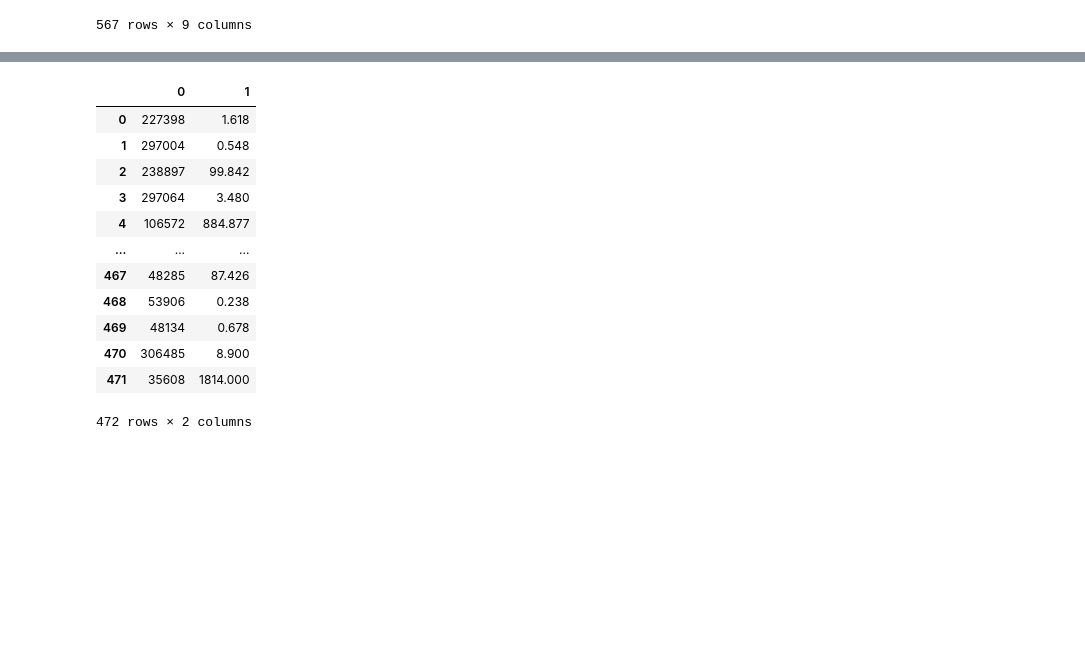
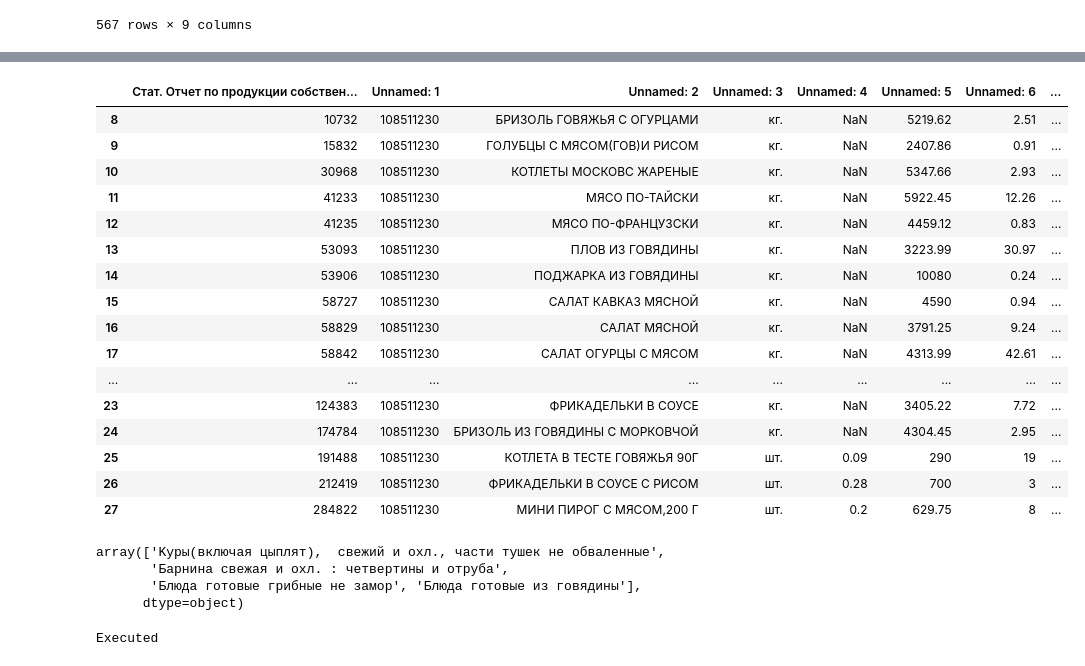
Before and after one commit to OPELsinus/robot-1p, a Jupyter notebook: 1p.ipynb, the cells around one changed output, grey strips where cells are left out. Cells and saved outputs as stored; diff of their text form; code cells hidden in the pictures; blank space fills up the shorter version.

```diff
--- a/1p.ipynb
+++ b/1p.ipynb
@@ -184,16 +286,61 @@ Name: Стат. Отчет по продукции собственного пр
-# %%
-df
-# %% [output]
-|  | 0 | 1 |
-| 0 | 227398 | 1.618 |
-| 1 | 297004 | 0.548 |
-| 2 | 238897 | 99.842 |
-| 3 | 297064 | 3.480 |
-| 4 | 106572 | 884.877 |
-| ... | ... | ... |
-| 467 | 48285 | 87.426 |
-| 468 | 53906 | 0.238 |
-| 469 | 48134 | 0.678 |
-| 470 | 306485 | 8.900 |
-| 471 | 35608 | 1814.000 |
-472 rows × 2 columns
+# %%
+df2 = pd.read_excel(r'C:\Users\Abdykarim.D\Desktop\kokl.xlsx')
+df2 = df2.dropna(how='all')
+df2 = df2[df2[df2.columns[0]] != 'Код товара']
+df2 = df2.dropna(subset=[df2.columns[2]])
+df2
+# %% [output]
+|  | Стат. Отчет по продукции собствен... | Unnamed: 1 | Unnamed: 2 | Unnamed: 3 | Unnamed: 4 | Unnamed: 5 | Unnamed: 6 | ... |
+| 8 | 10732 | 108511230 | БРИЗОЛЬ ГОВЯЖЬЯ С ОГУРЦАМИ | кг. | NaN | 5219.62 | 2.51 | ... |
+| 9 | 15832 | 108511230 | ГОЛУБЦЫ С МЯСОМ(ГОВ)И РИСОМ | кг. | NaN | 2407.86 | 0.91 | ... |
+| 10 | 30968 | 108511230 | КОТЛЕТЫ МОСКОВС ЖАРЕНЫЕ | кг. | NaN | 5347.66 | 2.93 | ... |
+| 11 | 41233 | 108511230 | МЯСО ПО-ТАЙСКИ | кг. | NaN | 5922.45 | 12.26 | ... |
+| 12 | 41235 | 108511230 | МЯСО ПО-ФРАНЦУЗСКИ | кг. | NaN | 4459.12 | 0.83 | ... |
+| 13 | 53093 | 108511230 | ПЛОВ ИЗ ГОВЯДИНЫ | кг. | NaN | 3223.99 | 30.97 | ... |
+| 14 | 53906 | 108511230 | ПОДЖАРКА ИЗ ГОВЯДИНЫ | кг. | NaN | 10080 | 0.24 | ... |
+| 15 | 58727 | 108511230 | САЛАТ КАВКАЗ МЯСНОЙ | кг. | NaN | 4590 | 0.94 | ... |
+| 16 | 58829 | 108511230 | САЛАТ МЯСНОЙ | кг. | NaN | 3791.25 | 9.24 | ... |
+| 17 | 58842 | 108511230 | САЛАТ ОГУРЦЫ С МЯСОМ | кг. | NaN | 4313.99 | 42.61 | ... |
+| ... | ... | ... | ... | ... | ... | ... | ... | ... |
+| 23 | 124383 | 108511230 | ФРИКАДЕЛЬКИ В СОУСЕ | кг. | NaN | 3405.22 | 7.72 | ... |
+| 24 | 174784 | 108511230 | БРИЗОЛЬ ИЗ ГОВЯДИНЫ С МОРКОВЧОЙ | кг. | NaN | 4304.45 | 2.95 | ... |
+| 25 | 191488 | 108511230 | КОТЛЕТА В ТЕСТЕ ГОВЯЖЬЯ 90Г | шт. | 0.09 | 290 | 19 | ... |
+| 26 | 212419 | 108511230 | ФРИКАДЕЛЬКИ В СОУСЕ С РИСОМ | шт. | 0.28 | 700 | 3 | ... |
+| 27 | 284822 | 108511230 | МИНИ ПИРОГ С МЯСОМ,200 Г | шт. | 0.2 | 629.75 | 8 | ... |
+# %%
+df_new['group'].unique()
+# %% [output]
+array(['Kуры(включая цыплят),  свежий и охл., части тушек не обваленные',
+       'Барнина свежая и охл. : четвертины и отруба',
+       'Блюда готовые грибные не замор', 'Блюда готовые из говядины'],
+      dtype=object)
+# %%
+import psycopg2
+import csv
+import pandas as pd
+
+start_date = '2023-01-01'
+end_date = '2023-03-31'
+store_id = '985'
+
+conn = psycopg2.connect(dbname='adb', host='172.16.10.22', port='5432',
+                        user='rpa_robot', password='Qaz123123+')
+
+cur = conn.cursor(name='1583_first_part')
+
+query = f"""
+    select source_product_id, sum(quantity) FROM "dwh_data"."qs_fact_sales" q where source_product_id in ('10732', '15832', '30968', '41233', '41235', '53093', '53906', '58727', '58829', '58842', '58918', '58928', '68704', '69282', '116694', '124383', '174784', '191488', '212419', '284822') and source_store_id = 116 and date(order_date) between to_date('{start_date}', 'YYYY-MM-DD') and to_date('{end_date}', 'YYYY-MM-DD')
+    group by source_product_id;
+"""
+
+
+cur.execute(query)
+
+print('Executed')
+
+df3 = pd.DataFrame(cur.fetchall())
+
+cur.close()
+conn.close()
+# %% [output]
+Executed
```
Also changed, not shown: parts of 25 cells of this notebook.
